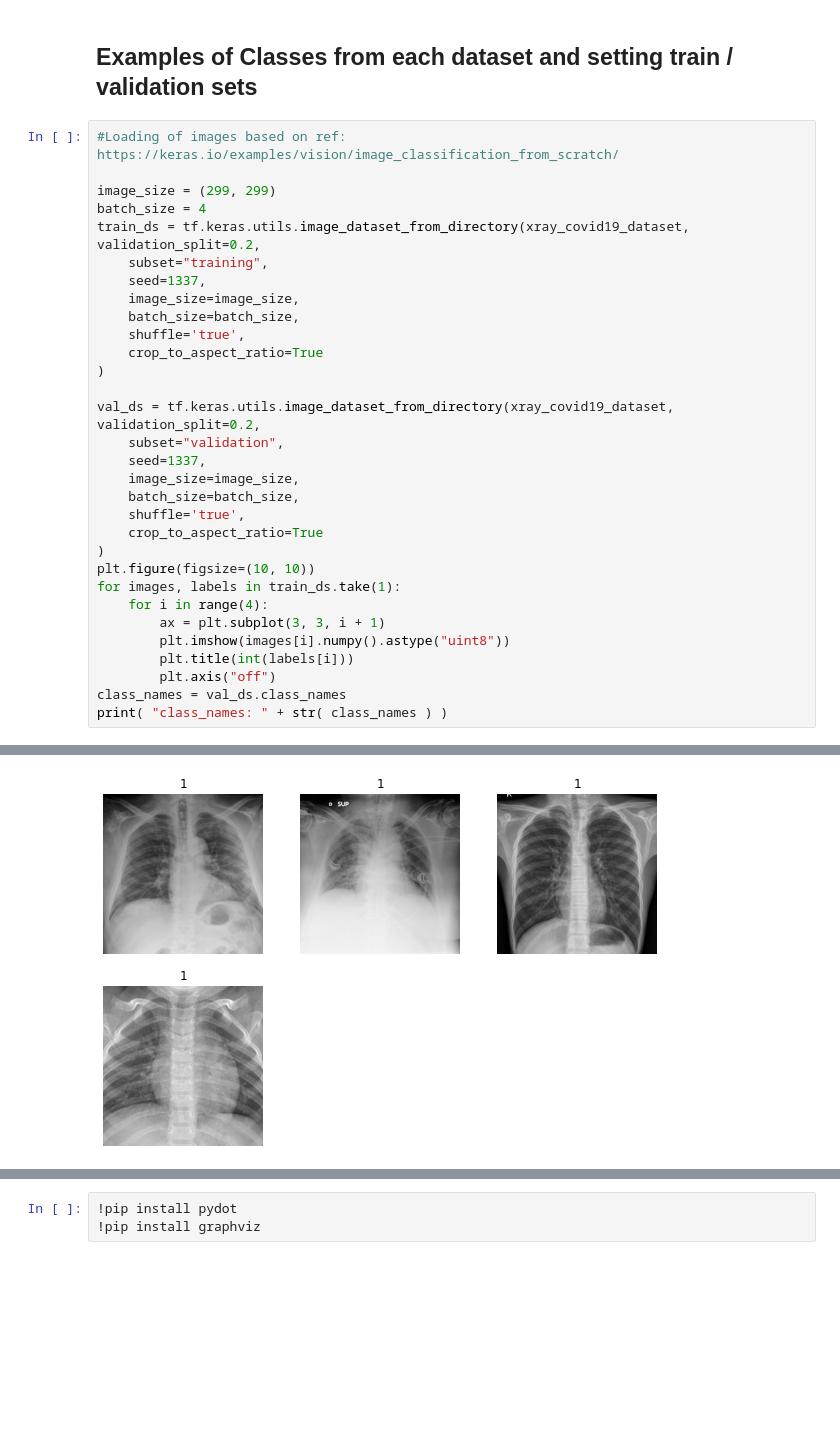
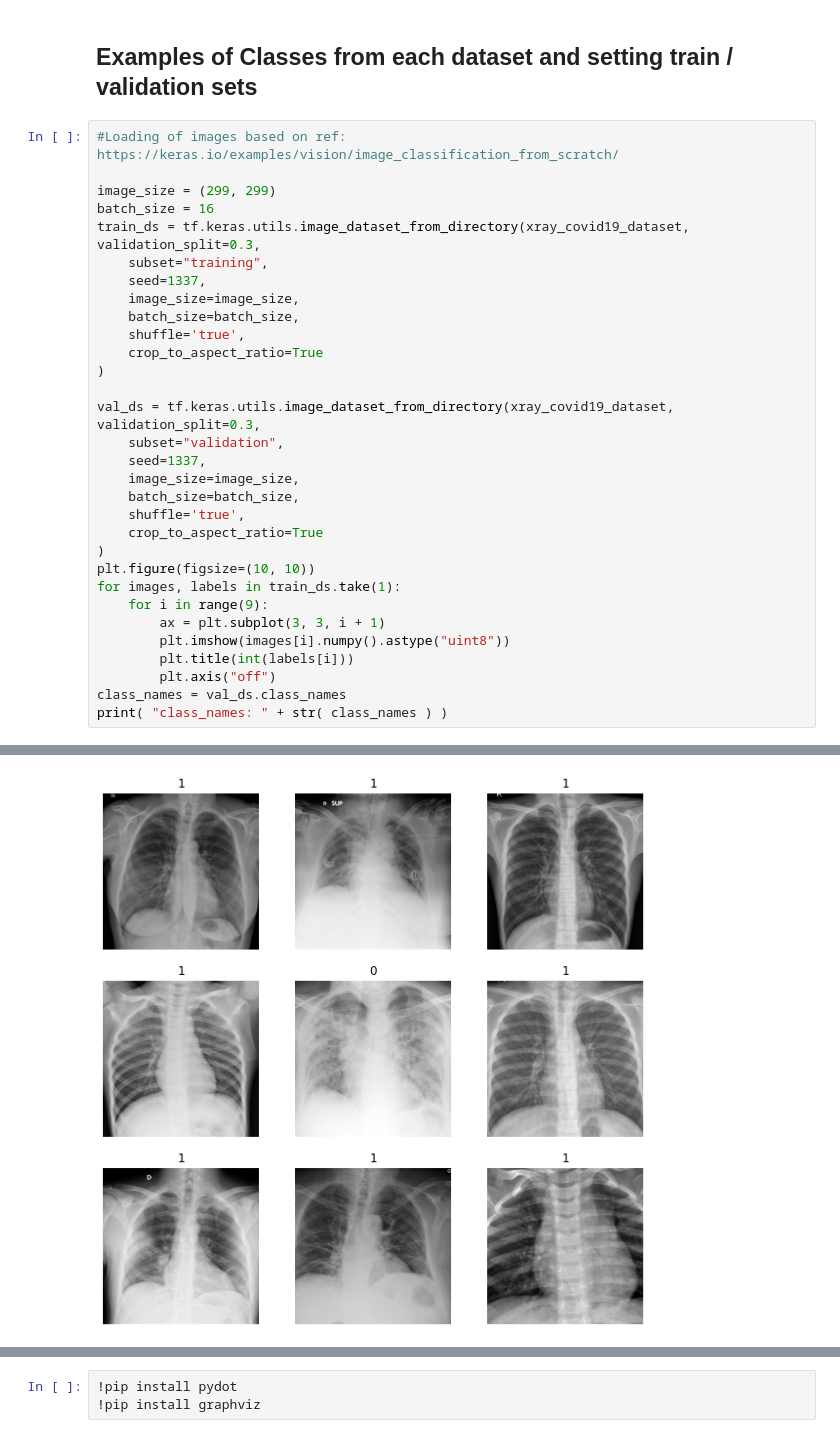
Before and after one commit to wiplash742000/Masters_Thesis_Automated_Detection_of_COVID_19_Using_GANs_and_CNNs, a Jupyter notebook: Jupyter Notebooks/CNNS/X_Ray_COVID_19_CNNs.ipynb, the cells around one changed output, grey strips where cells are left out. Cells and saved outputs as stored; diff of their text form; blank space fills up the shorter version.

```diff
--- a/Jupyter Notebooks/CNNS/X_Ray_COVID_19_CNNs.ipynb
+++ b/Jupyter Notebooks/CNNS/X_Ray_COVID_19_CNNs.ipynb
@@ -78,8 +78,8 @@ print(os.listdir(xray_covid19_dataset))
 #Loading of images based on ref: https://keras.io/examples/vision/image_classification_from_scratch/
 
 image_size = (299, 299)
-batch_size = 4
-train_ds = tf.keras.utils.image_dataset_from_directory(xray_covid19_dataset, validation_split=0.2,
+batch_size = 16
+train_ds = tf.keras.utils.image_dataset_from_directory(xray_covid19_dataset, validation_split=0.3,
     subset="training",
     seed=1337,
     image_size=image_size,
@@ -88,7 +88,7 @@ train_ds = tf.keras.utils.image_dataset_from_directory(xray_covid19_dataset, val
     crop_to_aspect_ratio=True
 )
 
-val_ds = tf.keras.utils.image_dataset_from_directory(xray_covid19_dataset, validation_split=0.2,
+val_ds = tf.keras.utils.image_dataset_from_directory(xray_covid19_dataset, validation_split=0.3,
     subset="validation",
     seed=1337,
     image_size=image_size,
@@ -98,7 +98,7 @@ val_ds = tf.keras.utils.image_dataset_from_directory(xray_covid19_dataset, valid
 )
 plt.figure(figsize=(10, 10))
 for images, labels in train_ds.take(1):
-    for i in range(4):
+    for i in range(9):
         ax = plt.subplot(3, 3, i + 1)
         plt.imshow(images[i].numpy().astype("uint8"))
         plt.title(int(labels[i]))
@@ -113,4 +113,4 @@ Using 37 files for validation.
 class_names: ['test', 'train']
-[figure, old version]
+[figure, new version]
 # %%
 plt.figure(figsize=(10, 10))
```
Also changed, not shown: parts of 7 cells of this notebook.
